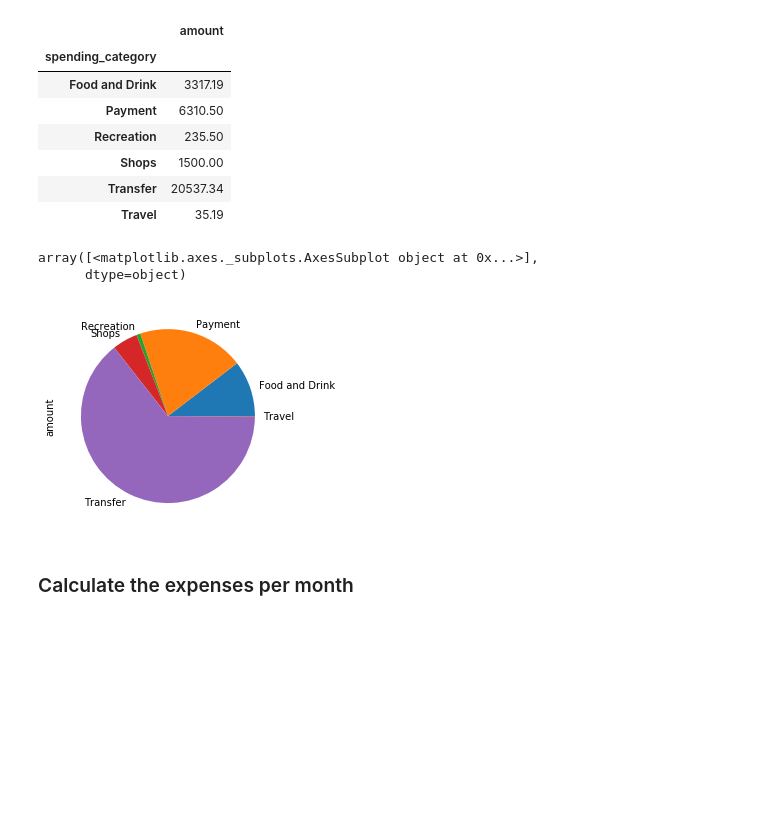
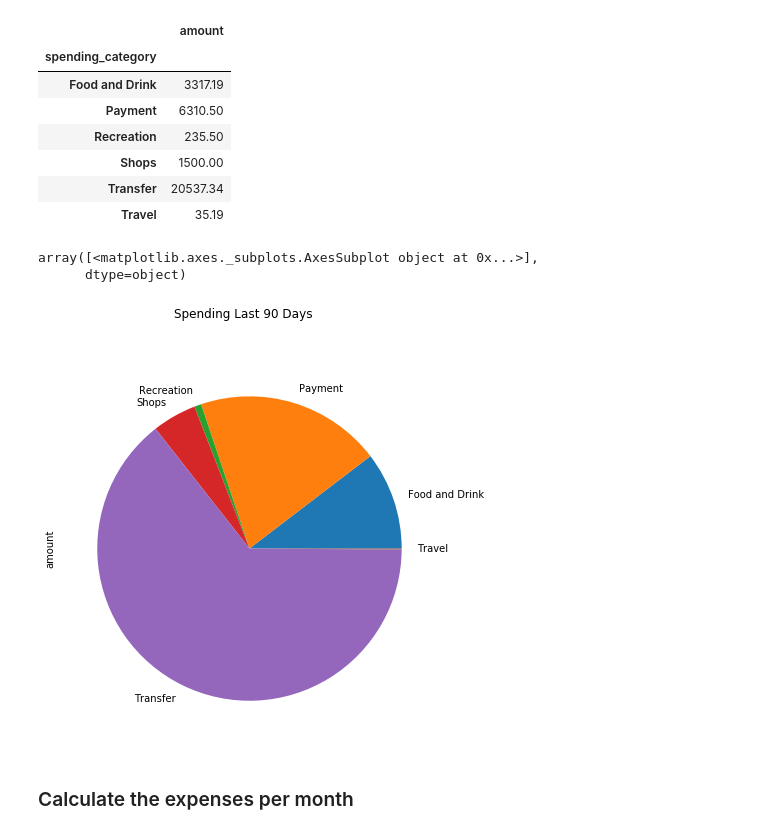
Before and after one commit to jcsoliman/Retirement-Planning-Using-Monte-Carlo-Simulations, a Jupyter notebook: account_summary.ipynb, the cells around one changed output. Drawn from its saved outputs; the diff is of its cells as text; code cells hidden in the pictures; blank space fills up the shorter version.

```diff
--- a/account_summary.ipynb
+++ b/account_summary.ipynb
@@ -212,11 +229,11 @@ transactions_new_df.groupby('spending_category').sum()
 | Transfer | 20537.34 |
 | Travel | 35.19 |
 # %%
-transactions_new_df.groupby('spending_category').sum().plot.pie(subplots=True,legend=False)
+transactions_new_df.groupby('spending_category').sum().plot.pie(subplots=True,legend=False, title = "Spending Last 90 Days",figsize=(7,7))
 # %% [output]
 array([<matplotlib.axes._subplots.AxesSubplot object at 0x...>],
       dtype=object)
-[figure, old version]
+[figure, new version]
 # %% [markdown]
 ### Calculate the expenses per month
 # %%
```
Also changed, not shown: parts of 4 cells of this notebook, 7 other files.
